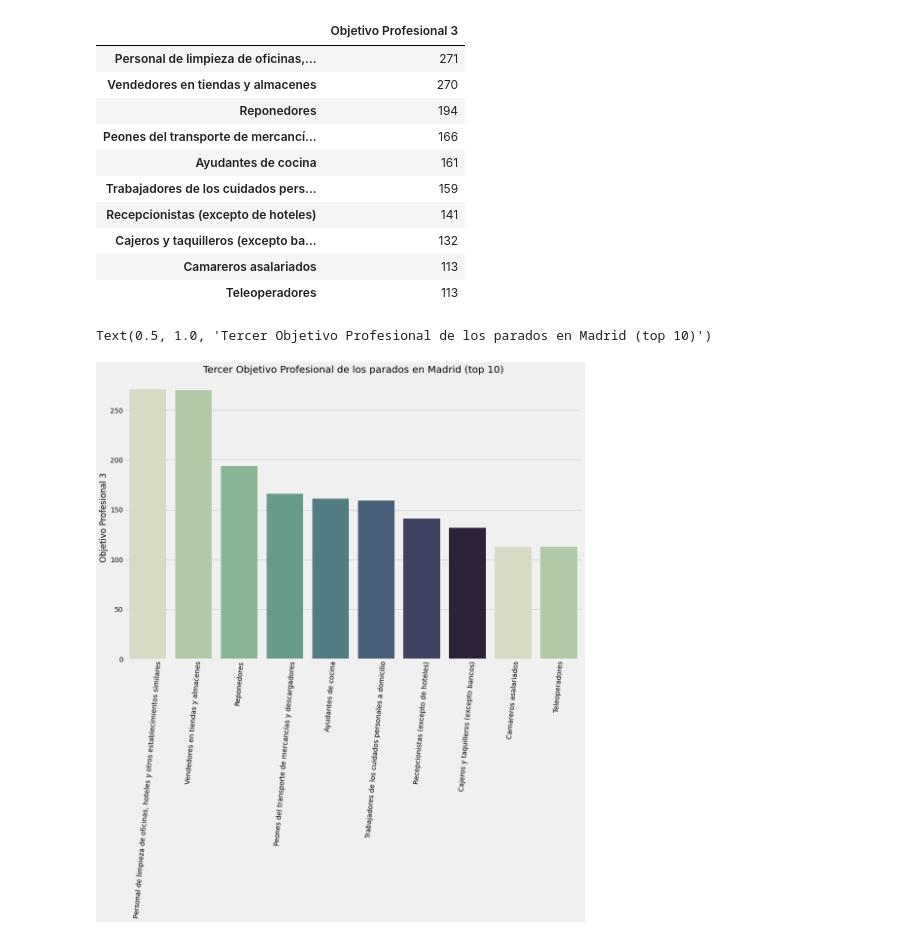
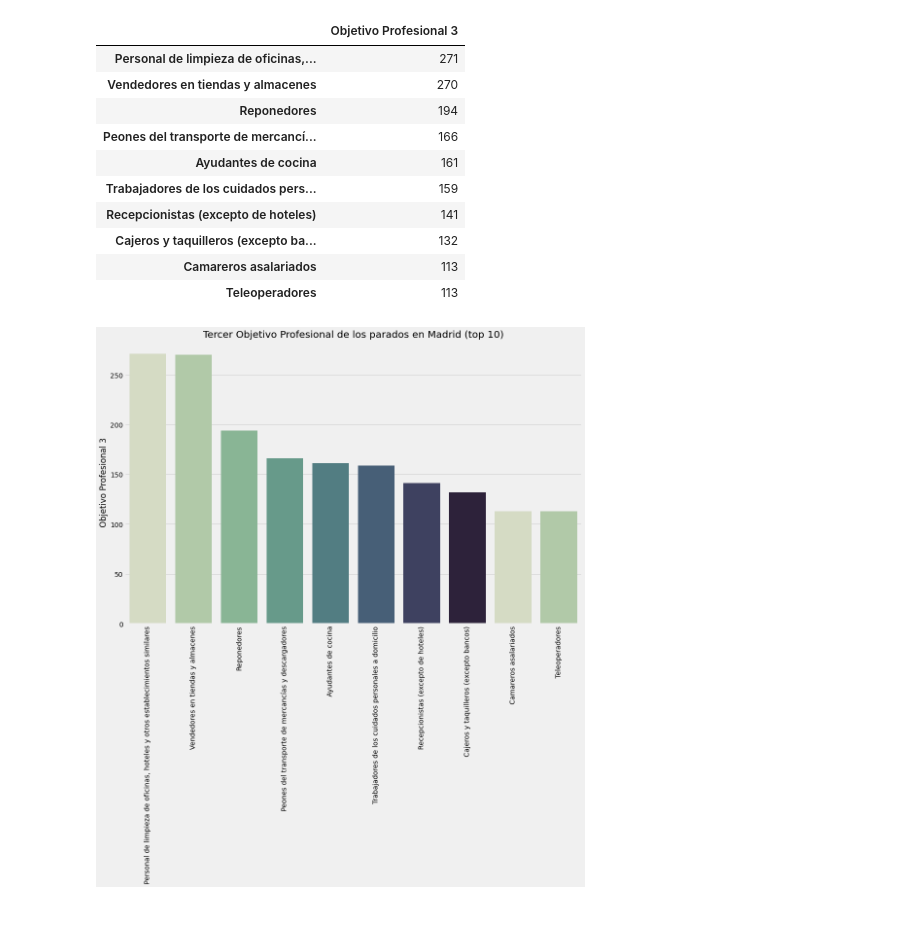
Before and after one commit to albalexia/materialbootcamp, a Jupyter notebook: PROYECTOS/Trabajo_Alba/src/main_.ipynb, the cells around one changed output. Cells and saved outputs as stored; diff of their text form; code cells hidden in the pictures.

```diff
--- a/PROYECTOS/Trabajo_Alba/src/main_.ipynb
+++ b/PROYECTOS/Trabajo_Alba/src/main_.ipynb
@@ -605,12 +574,9 @@ objetivoprofesional3_top10
 | Cajeros y taquilleros (excepto ba... | 132 |
 | Camareros asalariados | 113 |
 | Teleoperadores | 113 |
-# %%
-index3= objetivoprofesional3_top10.index
-ax = sns.barplot(y= "Objetivo Profesional 3", x = index3, data = objetivoprofesional3_top10, palette=(sns.cubehelix_palette(8, start=.5, rot=-.75)))
-plt.rcParams["figure.figsize"] = [15, 10]
-plt.xticks(rotation=85)
-ax.set_title('Tercer Objetivo Profesional de los parados en Madrid (top 10)')
-# %% [output]
-Text(0.5, 1.0, 'Tercer Objetivo Profesional de los parados en Madrid (top 10)')
-[figure, removed]
+# %%
+index3= objetivoprofesional3_top10.index
+
+vu.show_bar(df=objetivoprofesional3_top10, title='Tercer Objetivo Profesional de los parados en Madrid (top 10)', x=index3, y= "Objetivo Profesional 3", palette=sns.cubehelix_palette(8, start=.5, rot=-.75), plt=plt, sns=sns, figsize=[15, 10], xticks_rotation=90)
+# %% [output]
+[figure, added]
```
Also changed, not shown: parts of 14 cells of this notebook, 12 other files.
